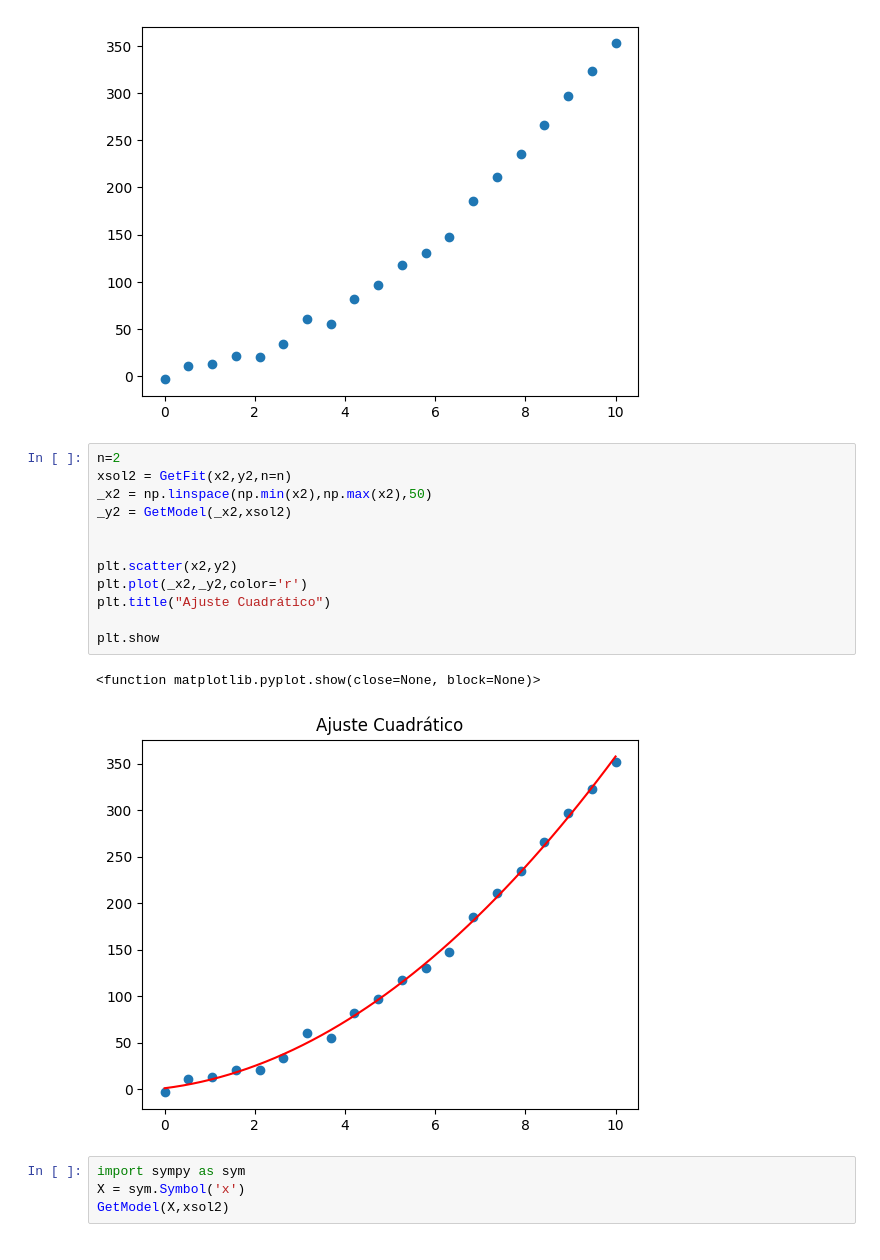
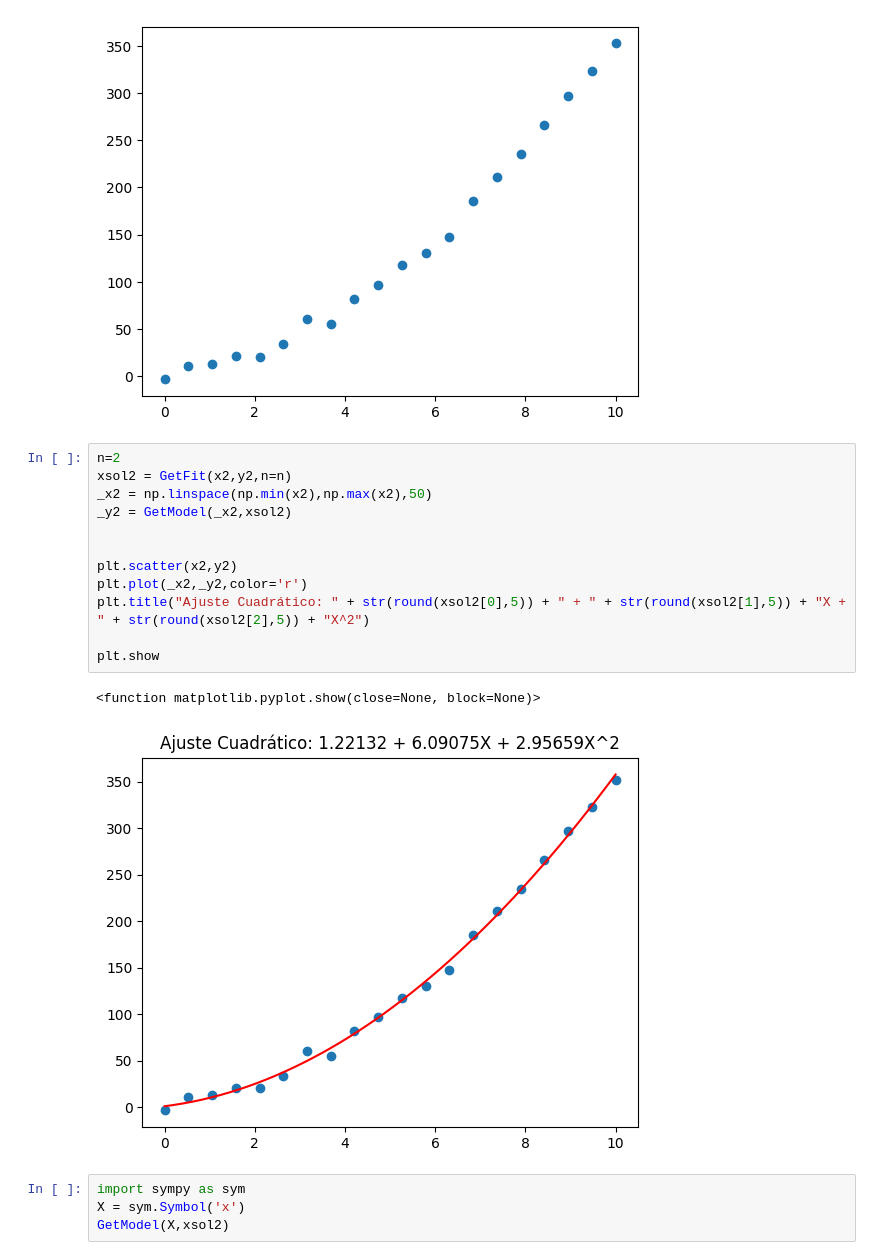
Before and after one commit to JSRV18/Dinosaurio-repository, a Jupyter notebook: MinimosCuadradosDinosaurio.ipynb, the cells around one changed output. Saved outputs shown, nothing was run; the diff lists cells and outputs as text.

```diff
--- a/MinimosCuadradosDinosaurio.ipynb
+++ b/MinimosCuadradosDinosaurio.ipynb
@@ -100,18 +97,18 @@ plt.show
 # %%
 n=2
 xsol2 = GetFit(x2,y2,n=n)
 _x2 = np.linspace(np.min(x2),np.max(x2),50)
 _y2 = GetModel(_x2,xsol2)
 
 
 plt.scatter(x2,y2)
 plt.plot(_x2,_y2,color='r')
-plt.title("Ajuste Cuadrático")
+plt.title("Ajuste Cuadrático: " + str(round(xsol2[0],5)) + " + " + str(round(xsol2[1],5)) + "X + " + str(round(xsol2[2],5)) + "X^2")
 
 plt.show
 # %% [output]
 <function matplotlib.pyplot.show(close=None, block=None)>
-[figure, old version]
+[figure, new version]
 # %%
 import sympy as sym
 X = sym.Symbol('x')
```
Also changed, not shown: parts of 2 cells of this notebook.
